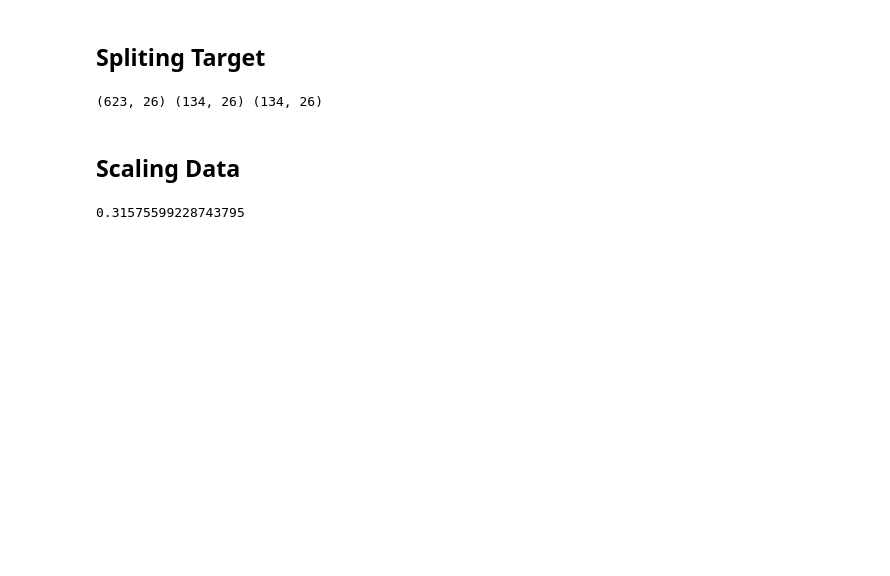
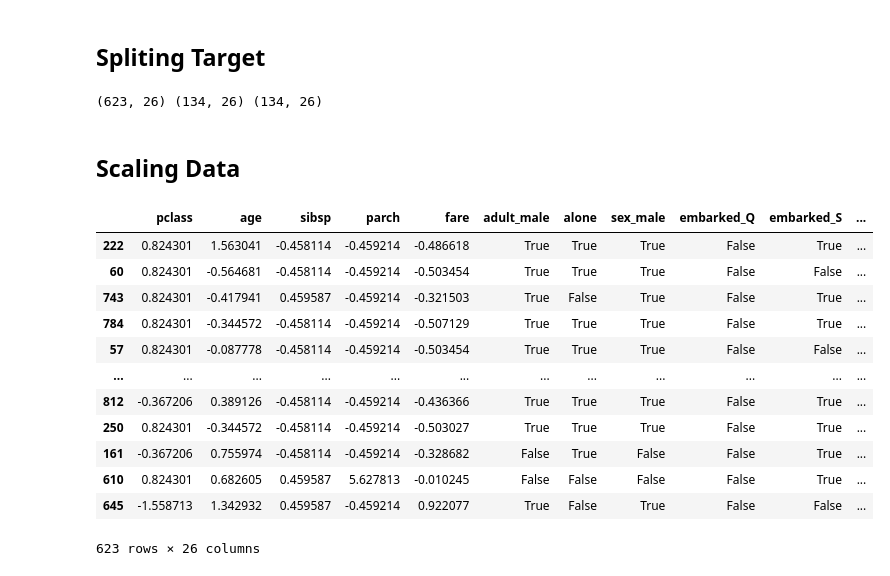
Before and after one commit to kiyamehr/Machine-Learning-Journey, a Jupyter notebook: Practice Labs/Decision Trees/01-Practice 1/train.ipynb, the cells around one changed output. Cells and saved outputs as stored; diff of their text form; code cells hidden in the pictures; blank space fills up the shorter version.

Commit message:
Scaled Data in a Function

```diff
--- a/Practice Labs/Decision Trees/01-Practice 1/train.ipynb
+++ b/Practice Labs/Decision Trees/01-Practice 1/train.ipynb
@@ -56,13 +56,13 @@ var = [feature for feature in df.columns
        if df[feature].dtype in ['category', 'string'] ]
 
 for i in range(len(var)):
-    col = var[i]
+    cols = var[i]
 
-    if df[col].dtypes == 'category':
+    if df[cols].dtypes == 'category':
 
-        df[col] = df[col].cat.add_categories('Unknown')
+        df[cols] = df[cols].cat.add_categories('Unknown')
 
-    df[col] = df[col].fillna('Unknown')
+    df[cols] = df[cols].fillna('Unknown')
 # %%
 # print("Boolean DataFrame:\n", df.isnull())
 print(df.dtypes)
@@ -133,10 +133,20 @@ print(x_train.shape, x_cv.shape, x_test.shape)
 # %% [markdown]
 ## Scaling Data
 # %%
-scaler = StandardScaler()
 
-numeric_cols = x_train.select_dtypes(['int64', 'float64']).columns
-
-x_train[numeric_cols] = scaler.fit_transform(x_train[numeric_cols])
+x_train_scaled  = scale_data(x_train, x_cv, x_test)
+x_train
 # %% [output]
+|  | pclass | age | sibsp | parch | fare | adult_male | alone | sex_male | embarked_Q | embarked_S | ... |
+| 222 | 0.824301 | 1.563041 | -0.458114 | -0.459214 | -0.486618 | True | True | True | False | True | ... |
+| 60 | 0.824301 | -0.564681 | -0.458114 | -0.459214 | -0.503454 | True | True | True | False | False | ... |
+| 743 | 0.824301 | -0.417941 | 0.459587 | -0.459214 | -0.321503 | True | False | True | False | True | ... |
+| 784 | 0.824301 | -0.344572 | -0.458114 | -0.459214 | -0.507129 | True | True | True | False | True | ... |
+| 57 | 0.824301 | -0.087778 | -0.458114 | -0.459214 | -0.503454 | True | True | True | False | False | ... |
+| ... | ... | ... | ... | ... | ... | ... | ... | ... | ... | ... | ... |
+| 812 | -0.367206 | 0.389126 | -0.458114 | -0.459214 | -0.436366 | True | True | True | False | True | ... |
+| 250 | 0.824301 | -0.344572 | -0.458114 | -0.459214 | -0.503027 | True | True | True | False | True | ... |
+| 161 | -0.367206 | 0.755974 | -0.458114 | -0.459214 | -0.328682 | False | True | False | False | True | ... |
+| 610 | 0.824301 | 0.682605 | 0.459587 | 5.627813 | -0.010245 | False | False | False | False | True | ... |
+| 645 | -1.558713 | 1.342932 | 0.459587 | -0.459214 | 0.922077 | True | False | True | False | False | ... |
-0.31575599228743795
+623 rows × 26 columns
```
Also changed, not shown: parts of 1 cell of this notebook, 1 other file.
